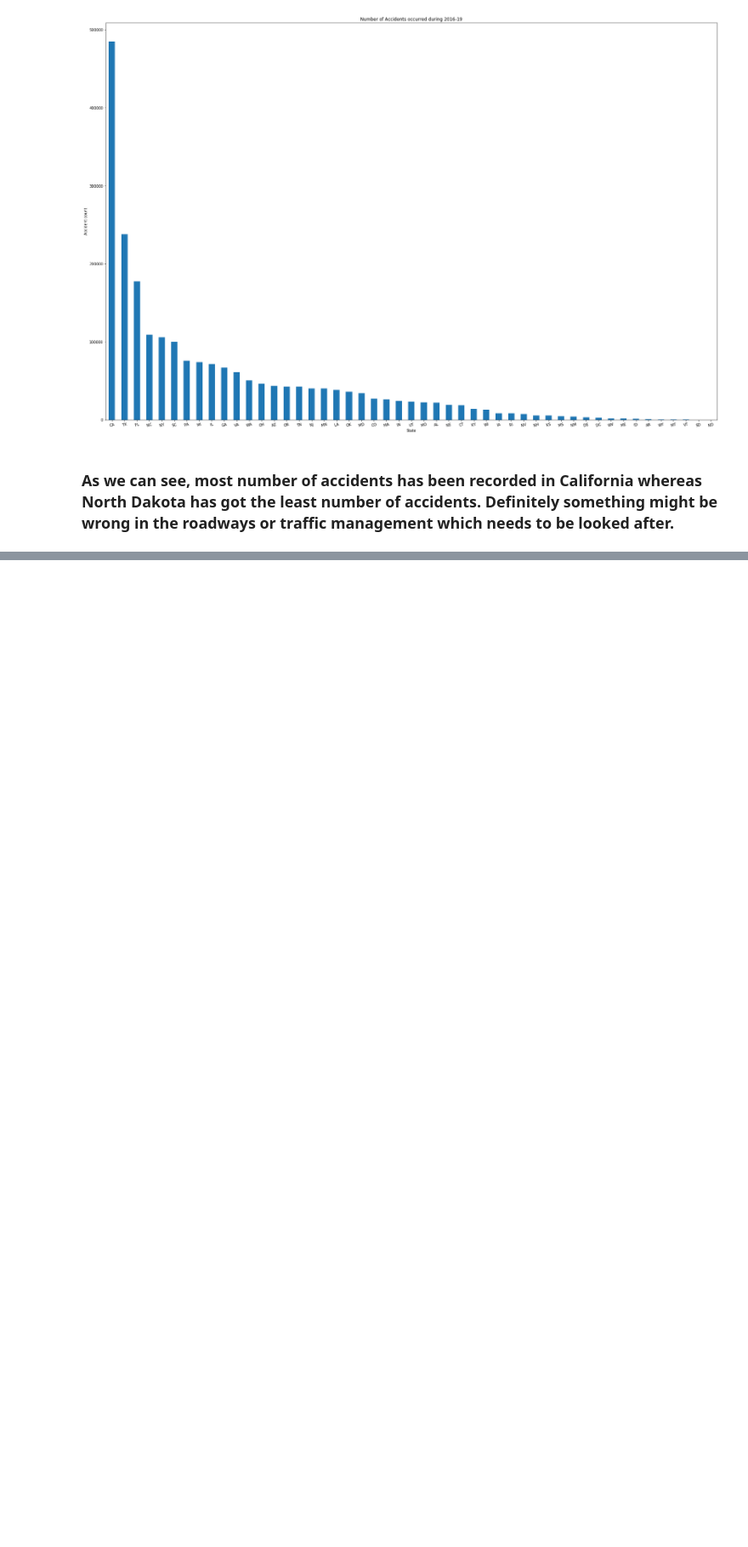
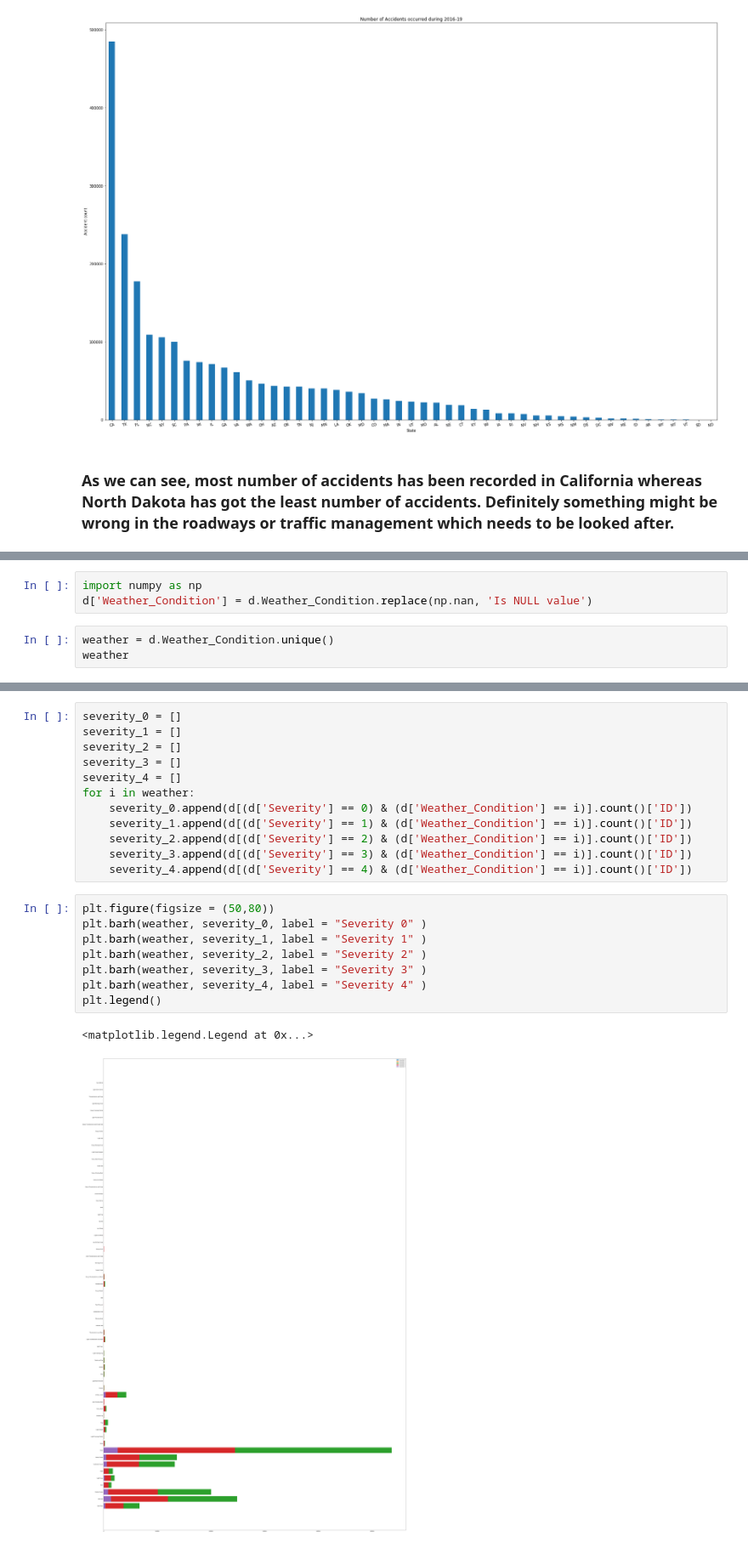
Before and after one commit to rahulmnair1997/US-Accidents-Data-Analysis, a Jupyter notebook: US-accidents.ipynb, the cells around one changed output, grey strips where cells are left out. Shown at 85% size. Saved outputs shown, nothing was run; the diff lists cells and outputs as text; blank space fills up the shorter version.

```diff
--- a/US-accidents.ipynb
+++ b/US-accidents.ipynb
@@ -85,0 +127,6 @@ plt.show(block = True)
+# %%
+import numpy as np
+d['Weather_Condition'] = d.Weather_Condition.replace(np.nan, 'Is NULL value')
+# %%
+weather = d.Weather_Condition.unique()
+weather
@@ -85,0 +153,23 @@ plt.show(block = True)
+# %%
+severity_0 = []
+severity_1 = []
+severity_2 = []
+severity_3 = []
+severity_4 = []
+for i in weather:
+    severity_0.append(d[(d['Severity'] == 0) & (d['Weather_Condition'] == i)].count()['ID'])
+    severity_1.append(d[(d['Severity'] == 1) & (d['Weather_Condition'] == i)].count()['ID'])
+    severity_2.append(d[(d['Severity'] == 2) & (d['Weather_Condition'] == i)].count()['ID'])
+    severity_3.append(d[(d['Severity'] == 3) & (d['Weather_Condition'] == i)].count()['ID'])
+    severity_4.append(d[(d['Severity'] == 4) & (d['Weather_Condition'] == i)].count()['ID'])
+# %%
+plt.figure(figsize = (50,80))
+plt.barh(weather, severity_0, label = "Severity 0" )
+plt.barh(weather, severity_1, label = "Severity 1" )
+plt.barh(weather, severity_2, label = "Severity 2" )
+plt.barh(weather, severity_3, label = "Severity 3" )
+plt.barh(weather, severity_4, label = "Severity 4" )
+plt.legend()
+# %% [output]
+<matplotlib.legend.Legend at 0x...>
+[figure, added]
```
Also changed, not shown: parts of 21 cells of this notebook.
